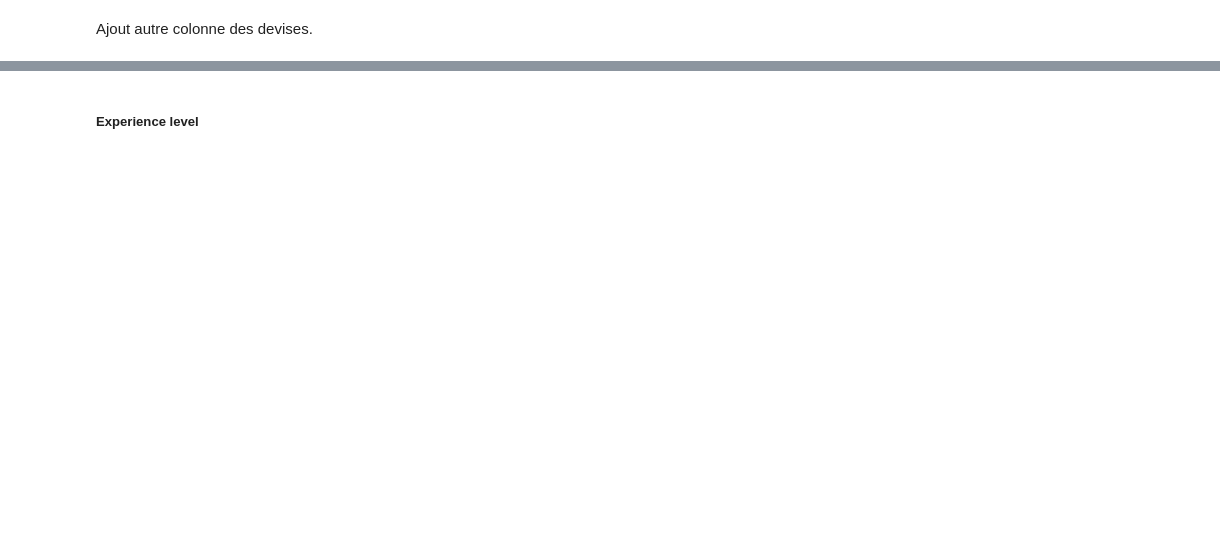
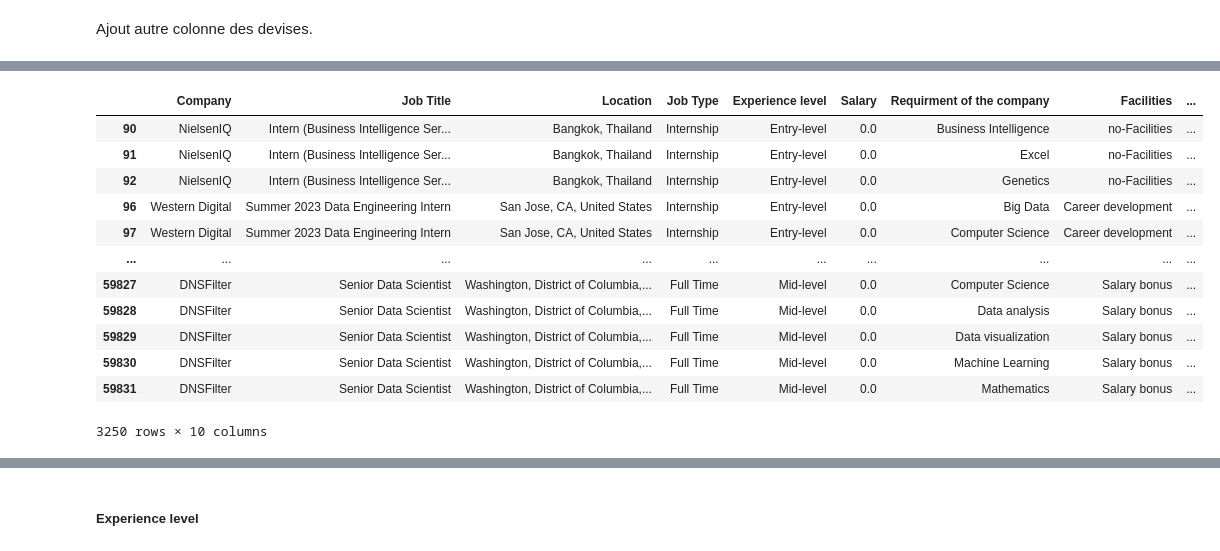
Before and after one commit to elouardyabderrahim/Analyse-des-opportunites-emploi, a Jupyter notebook: dataJob.ipynb, the cells around one changed output, grey strips where cells are left out. Drawn from its saved outputs; the diff is of its cells as text; code cells hidden in the pictures; blank space fills up the shorter version.

```diff
--- a/dataJob.ipynb
+++ b/dataJob.ipynb
@@ -283,6 +278,22 @@ dataFrame['Salary'] = dataFrame['Salary'].str.replace('K', '')
 dataFrame["Salary"]=pd.to_numeric(dataFrame['Salary'], errors='coerce')*1000
 # %%
 dataFrame["Salary"].fillna(0,inplace=True)
+# %%
+dataFrame[dataFrame["Salary"]==0]
+# %% [output]
+|  | Company | Job Title | Location | Job Type | Experience level | Salary | Requirment of the company | Facilities | ... |
+| 90 | NielsenIQ | Intern (Business Intelligence Ser... | Bangkok, Thailand | Internship | Entry-level | 0.0 | Business Intelligence | no-Facilities | ... |
+| 91 | NielsenIQ | Intern (Business Intelligence Ser... | Bangkok, Thailand | Internship | Entry-level | 0.0 | Excel | no-Facilities | ... |
+| 92 | NielsenIQ | Intern (Business Intelligence Ser... | Bangkok, Thailand | Internship | Entry-level | 0.0 | Genetics | no-Facilities | ... |
+| 96 | Western Digital | Summer 2023 Data Engineering Intern | San Jose, CA, United States | Internship | Entry-level | 0.0 | Big Data | Career development | ... |
+| 97 | Western Digital | Summer 2023 Data Engineering Intern | San Jose, CA, United States | Internship | Entry-level | 0.0 | Computer Science | Career development | ... |
+| ... | ... | ... | ... | ... | ... | ... | ... | ... | ... |
+| 59827 | DNSFilter | Senior Data Scientist | Washington, District of Columbia,... | Full Time | Mid-level | 0.0 | Computer Science | Salary bonus | ... |
+| 59828 | DNSFilter | Senior Data Scientist | Washington, District of Columbia,... | Full Time | Mid-level | 0.0 | Data analysis | Salary bonus | ... |
+| 59829 | DNSFilter | Senior Data Scientist | Washington, District of Columbia,... | Full Time | Mid-level | 0.0 | Data visualization | Salary bonus | ... |
+| 59830 | DNSFilter | Senior Data Scientist | Washington, District of Columbia,... | Full Time | Mid-level | 0.0 | Machine Learning | Salary bonus | ... |
+| 59831 | DNSFilter | Senior Data Scientist | Washington, District of Columbia,... | Full Time | Mid-level | 0.0 | Mathematics | Salary bonus | ... |
+3250 rows × 10 columns
 # %%
 dataFrame.info()
 # %% [output]
```
Also changed, not shown: parts of 33 cells of this notebook.
